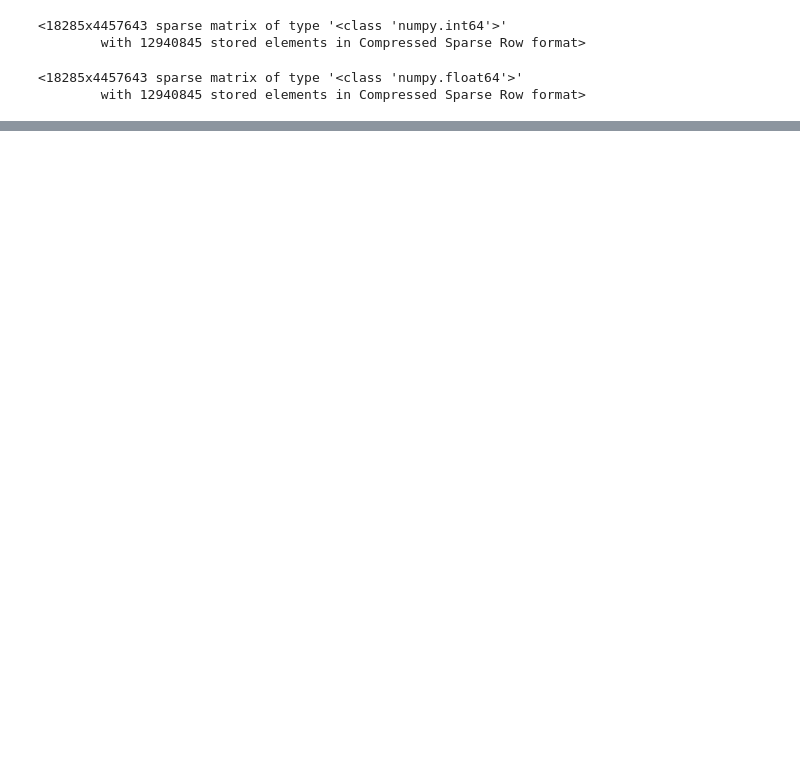
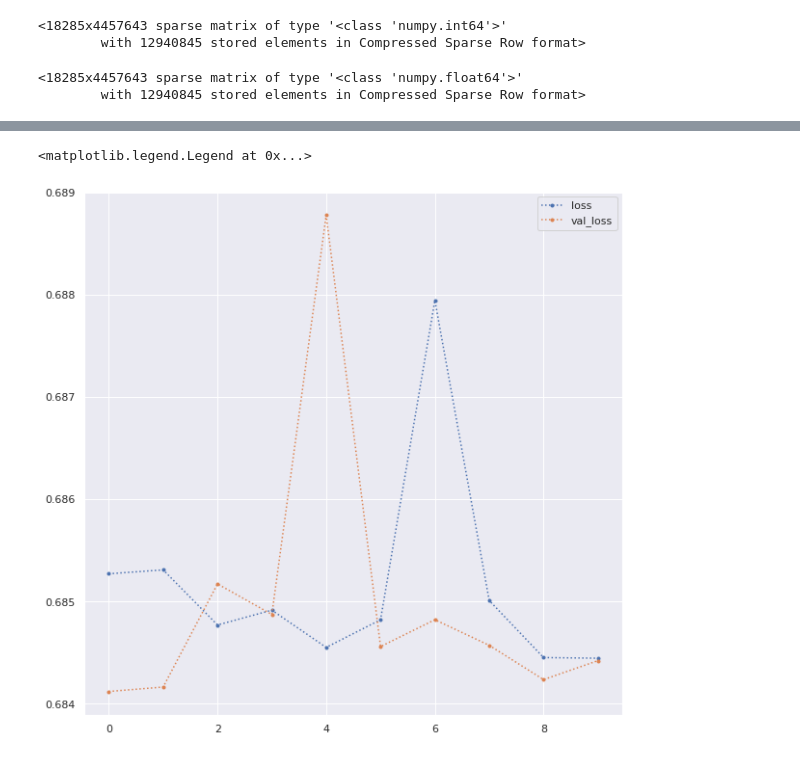
Before and after one commit to royn5618/Medium_Blog_Codes, a Jupyter notebook: Fake_News.ipynb, the cells around one changed output, grey strips where cells are left out. Cells and saved outputs as stored; diff of their text form; code cells hidden in the pictures; blank space fills up the shorter version.

Commit message:
Adding LSTM model for classification

```diff
--- a/Fake_News.ipynb
+++ b/Fake_News.ipynb
@@ -453,0 +611,19 @@ Accuracy of Adaboost classifier on test set: 0.90
+# %%
+X_train, X_test, y_train, y_test = train_test_split(padded, target, test_size=0.2)
+# %%
+callbacks=[
+    keras.callbacks.EarlyStopping(monitor="val_loss", patience=15,
+                                  verbose=1, mode="min", restore_best_weights=True),
+    keras.callbacks.ModelCheckpoint(filepath="best_model.hdf5", verbose=1, save_best_only=True)
+]
+# %%
+model = get_model()
+model.compile(loss='binary_crossentropy',optimizer='adam',metrics=['accuracy'])
+# %%
+%%time
+history = model.fit([X_train],
+                    y_train,
+                    epochs=10,
+                    batch_size=64,
+                    validation_data=([X_test], y_test),
+                    callbacks=callbacks)
@@ -453,0 +648,8 @@ Accuracy of Adaboost classifier on test set: 0.90
+# %%
+metric_toplot = "loss"
+plt.plot(history.epoch, history.history[metric_toplot], ".:", label="loss")
+plt.plot(history.epoch, history.history["val_"+metric_toplot], ".:", label="val_loss")
+plt.legend()
+# %% [output]
+<matplotlib.legend.Legend at 0x...>
+[figure, added]
```
Also changed, not shown: parts of 40 cells of this notebook.
